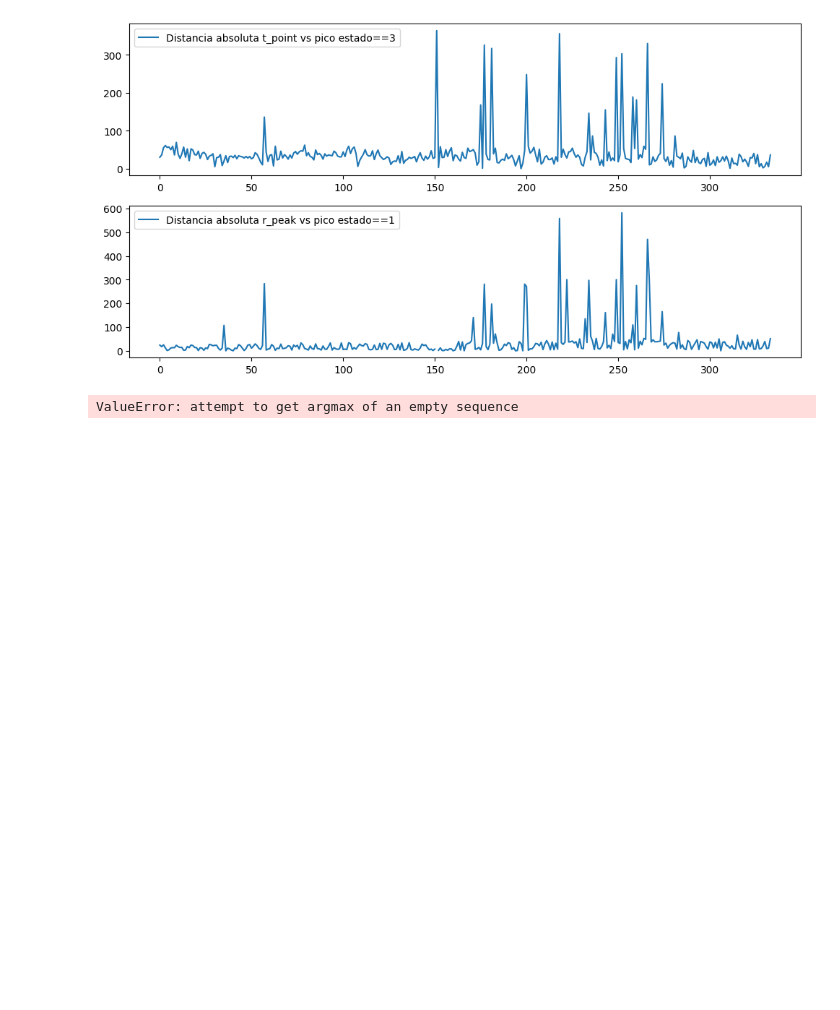
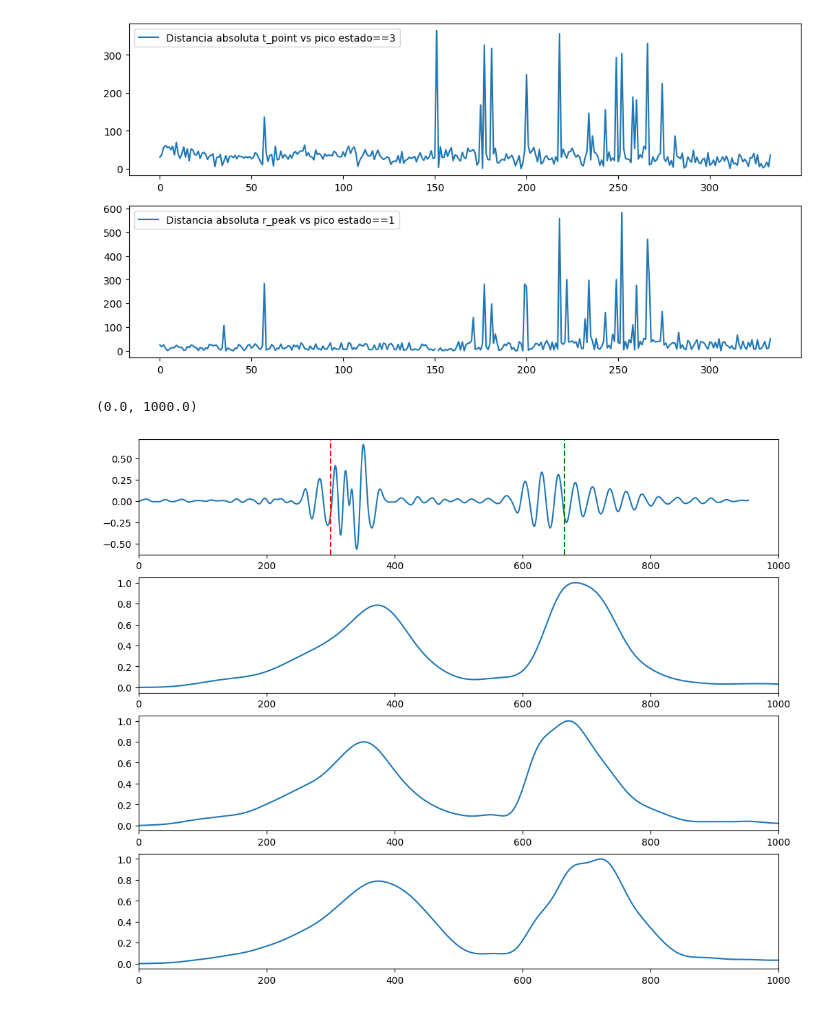
Before and after one commit to djorgeext/pcg-ecg-analysis, a Jupyter notebook: Springer-Segmentation-Code-master/test_python_implementation.ipynb, the cells around one changed output. Cells and saved outputs as stored; diff of their text form; code cells hidden in the pictures; blank space fills up the shorter version.

```diff
--- a/Springer-Segmentation-Code-master/test_python_implementation.ipynb
+++ b/Springer-Segmentation-Code-master/test_python_implementation.ipynb
@@ -283,12 +283,23 @@ for i in range(len(audio_segments_test)):
 
 
     mean_s2_subsegment_centered = np.mean(s2_subsegments_centered_arr, axis=0)
+    mean_s2_subsegment_centered_envol = envelope(mean_s2_subsegment_centered, residual=None)
+    mean_s2_subsegment_centered_envol = filtfilt(b1, a1, mean_s2_subsegment_centered_envol)
+
     mean_s2_subsegment_right = np.mean(s2_subsegments_right_arr, axis=0)
+    mean_s2_subsegment_right_envol = envelope(mean_s2_subsegment_right, residual=None)
+    mean_s2_subsegment_right_envol = filtfilt(b1, a1, mean_s2_subsegment_right_envol)
+
     mean_s2_subsegment_left = np.mean(s2_subsegments_left_arr, axis=0)
+    mean_s2_subsegment_left_envol = envelope(mean_s2_subsegment_left, residual=None)
+    mean_s2_subsegment_left_envol = filtfilt(b1, a1, mean_s2_subsegment_left_envol)
 
-    correlation_centered = np.correlate(mean_s2_subsegment_centered, segment, mode='full')
-    correlation_right = np.correlate(mean_s2_subsegment_right, segment, mode='full')
-    correlation_left = np.correlate(mean_s2_subsegment_left, segment, mode='full')
+    correlation_centered = np.correlate(mean_s2_subsegment_centered_envol, envol_segment, mode='full')
+    correlation_right = np.correlate(mean_s2_subsegment_right_envol, envol_segment, mode='full')
+    correlation_left = np.correlate(mean_s2_subsegment_left_envol, envol_segment, mode='full')
+    # correlation_centered = np.correlate(mean_s2_subsegment_centered, segment, mode='full')
+    # correlation_right = np.correlate(mean_s2_subsegment_right, segment, mode='full')
+    # correlation_left = np.correlate(mean_s2_subsegment_left, segment, mode='full')
     # define s1 peak as the maximum of the subsegment assigned to state==1 in the original segment, if more than one subsegment assigned to state==1, take the first one
     s1_peak_idx = np.where(np.isclose(assigned_states, 1))[0]
     if s1_peak_idx.size > 0:
@@ -310,6 +321,26 @@ for i in range(len(audio_segments_test)):
     s2_peak_corr_centered.append(np.argmax(envol_segment[s2_corr_idx_cent-120:s2_corr_idx_cent+1]) + s2_corr_idx_cent - 120)
     s2_peak_corr_right.append(np.argmax(envol_segment[s2_corr_idx_right-120:s2_corr_idx_right+1]) + s2_corr_idx_right - 120)
     s2_peak_corr_left.append(np.argmax(envol_segment[s2_corr_idx_left-120:s2_corr_idx_left+1]) + s2_corr_idx_left - 120)
-# %% [output]
-ValueError: attempt to get argmax of an empty sequence
+# %%
+plt.figure(figsize=(12, 10))
+plt.subplot(4, 1, 1)
+plt.plot(segment, label='Segmento de audio')
+# plot annotation of the detected s1 peak and s2 peak
+plt.axvline(x=audio_test_annotations[i][0], color='r', linestyle='--', label='R peak (anotación)')
+plt.axvline(x=audio_test_annotations[i][1], color='g', linestyle='--', label='T point (anotación)')
+plt.xlim(0, 1000)
+
+plt.subplot(4, 1, 2)
+plt.plot(correlation_centered/np.max(correlation_centered), label='Correlación centrada')
+plt.xlim(0, 1000)
+plt.subplot(4, 1, 3)
+plt.plot(correlation_right/np.max(correlation_right), label='Correlación derecha')
+plt.xlim(0, 1000)
+
+plt.subplot(4, 1, 4)
+plt.plot(correlation_left/np.max(correlation_left), label='Correlación izquierda')
+plt.xlim(0, 1000)
+# %% [output]
+(0.0, 1000.0)
+[figure, added]
 # %%
```
Also changed, not shown: parts of 2 cells of this notebook.
